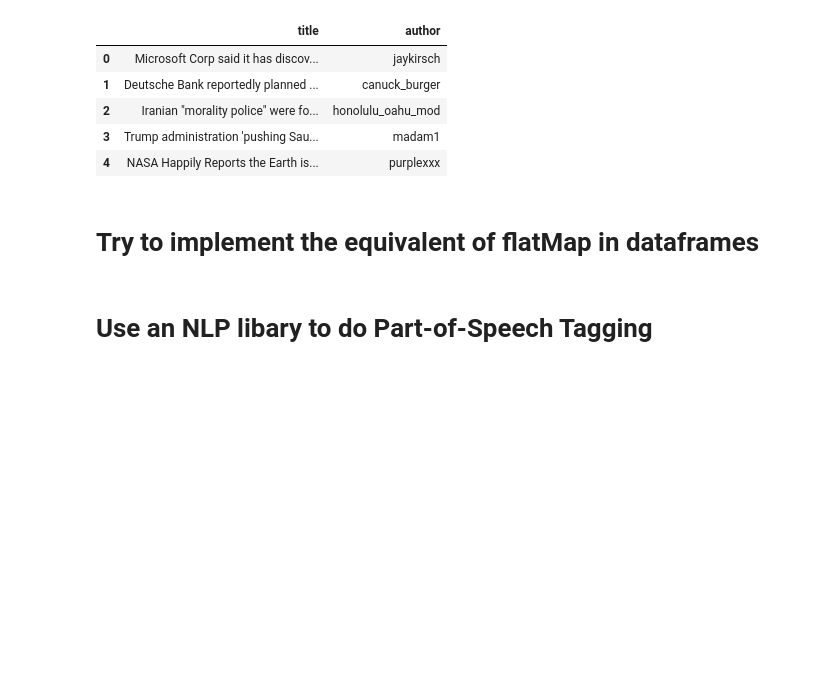
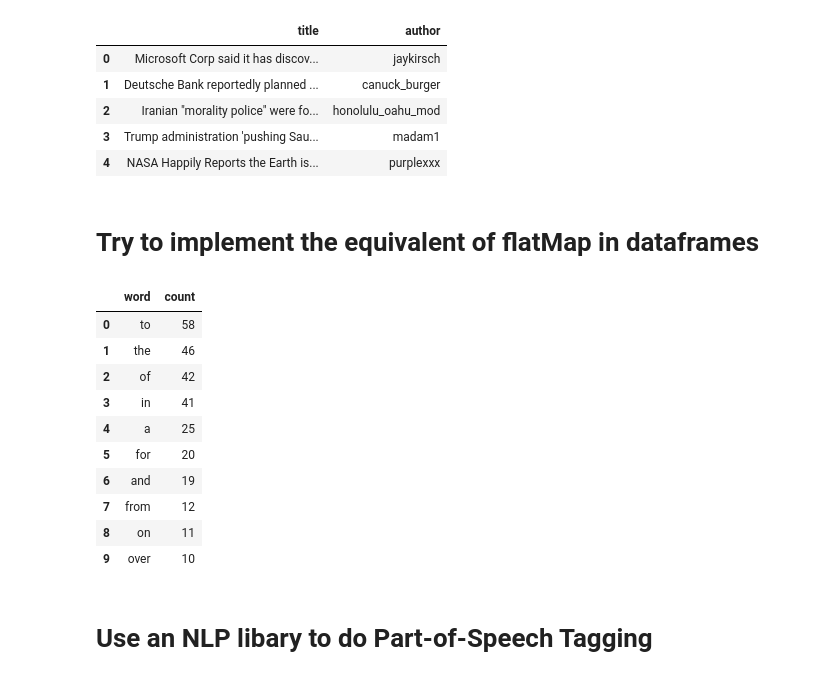
Before and after one commit to ljia-ch/Spark, a Jupyter notebook: Ex2/Exercise 2 - Advanced Analytics NLP-Copy1.ipynb, the cells around one changed output. Saved outputs shown, nothing was run; the diff lists cells and outputs as text; code cells hidden in the pictures; blank space fills up the shorter version.

```diff
--- a/Ex2/Exercise 2 - Advanced Analytics NLP-Copy1.ipynb
+++ b/Ex2/Exercise 2 - Advanced Analytics NLP-Copy1.ipynb
@@ -69,3 +67,19 @@ import pyspark.sql.functions as F
+# %%
+import pyspark.sql.functions as F
+dfWordCount = df.select(F.explode(F.split(title, "\\s+")).alias("word")).groupBy("word").count().orderBy(F.desc("count"))
+dfWordCount.limit(10).toPandas()
+# %% [output]
+|  | word | count |
+| 0 | to | 58 |
+| 1 | the | 46 |
+| 2 | of | 42 |
+| 3 | in | 41 |
+| 4 | a | 25 |
+| 5 | for | 20 |
+| 6 | and | 19 |
+| 7 | from | 12 |
+| 8 | on | 11 |
+| 9 | over | 10 |
 # %% [markdown]
 # Use an NLP libary to do Part-of-Speech Tagging
 # %%
```
Also changed, not shown: parts of 7 cells of this notebook.
